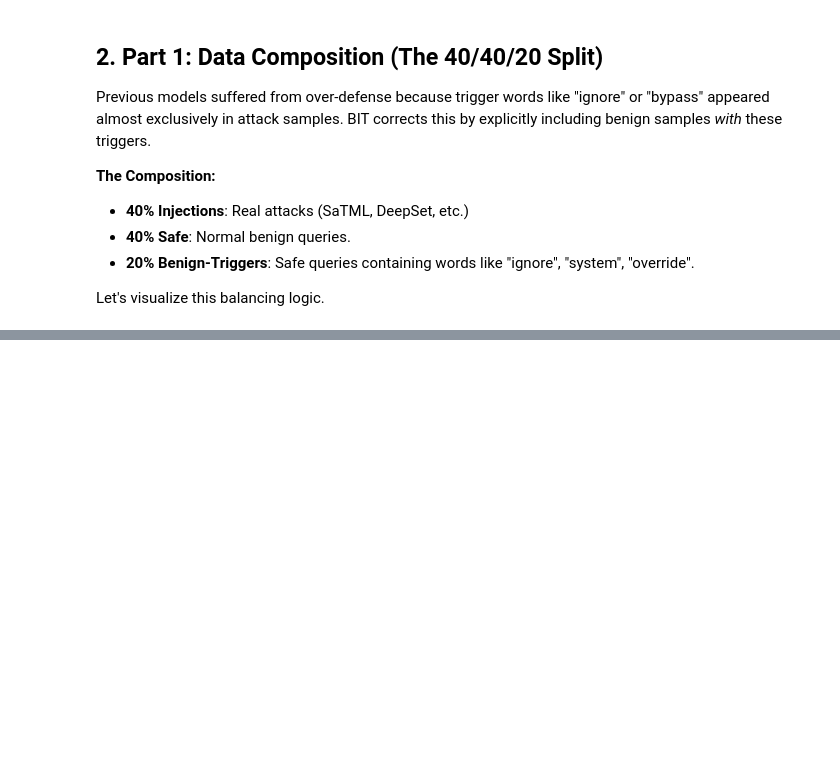
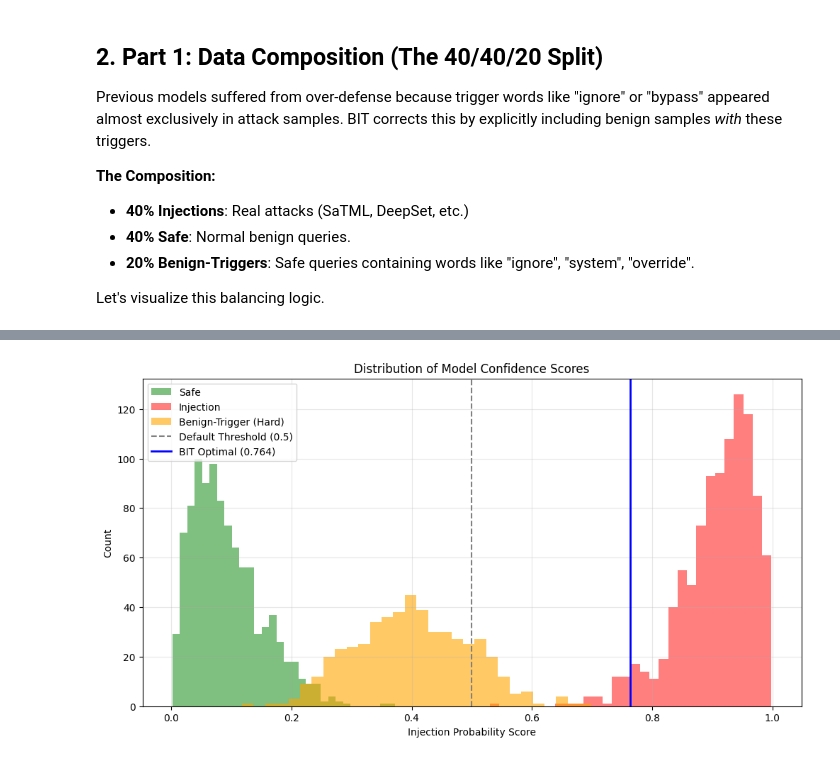
Before and after one commit to goodwiins/prompt-injection-defense, a Jupyter notebook: bit_demonstration.ipynb, the cells around one changed output, grey strips where cells are left out. Saved outputs shown, nothing was run; the diff lists cells and outputs as text; code cells hidden in the pictures; blank space fills up the shorter version.

```diff
--- a/bit_demonstration.ipynb
+++ b/bit_demonstration.ipynb
@@ -101,0 +157,30 @@ for text, type_, weight in examples:
+# %%
+# Simulation of Model Scores to demonstrate the separation
+np.random.seed(42)
+
+# Safe samples: Clustered near 0.1
+safe_scores = np.random.beta(2, 20, 1000)
+
+# Injection samples: Clustered near 0.9
+injection_scores = np.random.beta(20, 2, 1000)
+
+# Benign-Trigger samples: HARDER, clustered near 0.4-0.6
+benign_trigger_scores = np.random.beta(10, 15, 500) # Centered lower but with tail
+
+plt.figure(figsize=(12, 6))
+plt.hist(safe_scores, bins=30, alpha=0.5, label='Safe', color='green')
+plt.hist(injection_scores, bins=30, alpha=0.5, label='Injection', color='red')
+plt.hist(benign_trigger_scores, bins=30, alpha=0.6, label='Benign-Trigger (Hard)', color='orange')
+
+# Plot Thresholds
+plt.axvline(0.5, color='gray', linestyle='--', label='Default Threshold (0.5)')
+plt.axvline(0.764, color='blue', linestyle='-', linewidth=2, label='BIT Optimal (0.764)')
+
+plt.title("Distribution of Model Confidence Scores")
+plt.xlabel("Injection Probability Score")
+plt.ylabel("Count")
+plt.legend()
+plt.grid(True, alpha=0.3)
+plt.show()
+# %% [output]
+[figure, added]
```
Also changed, not shown: parts of 18 cells of this notebook, 2 other files.
